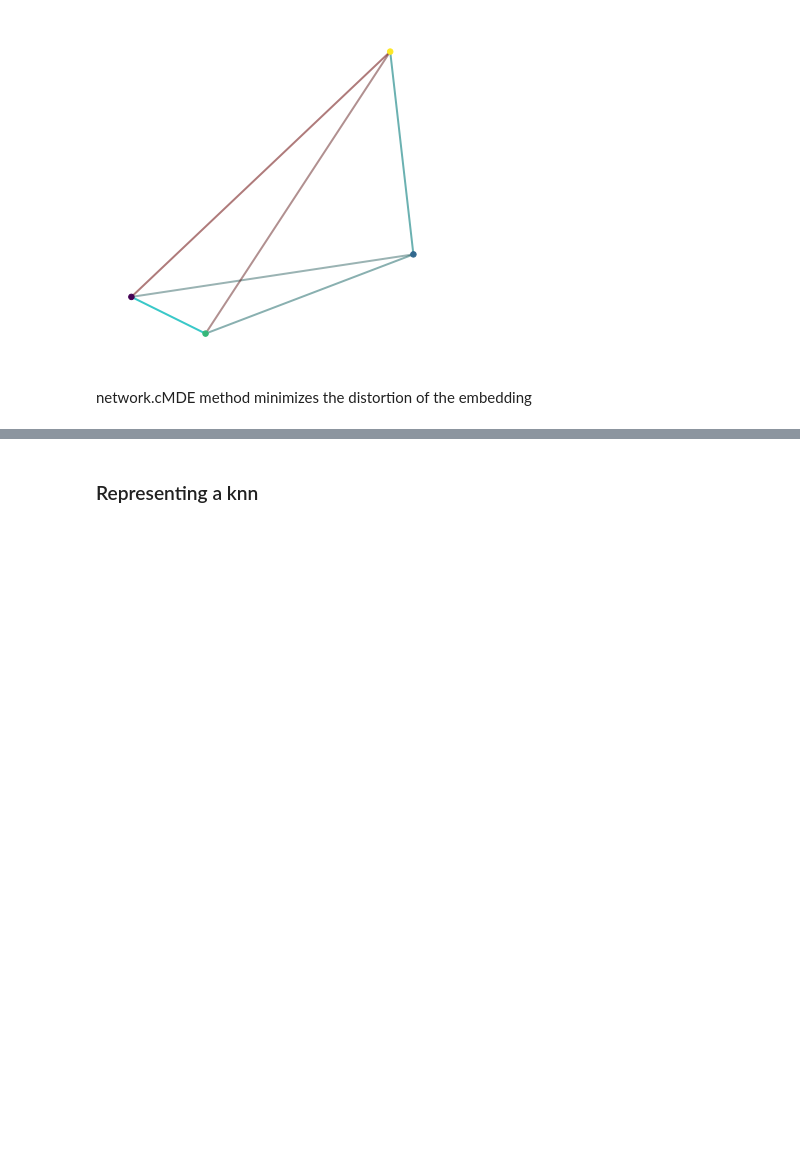
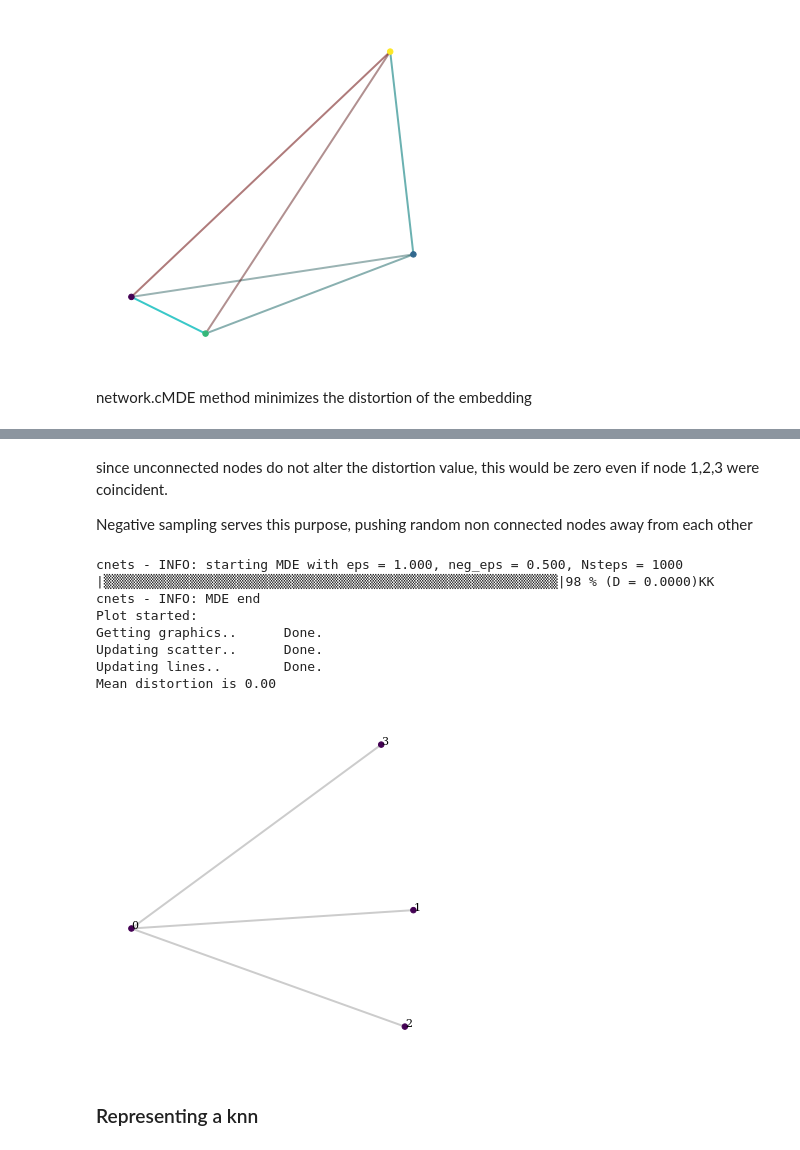
Before and after one commit to djanloo/netgross, a Jupyter notebook: Examples.ipynb, the cells around one changed output, grey strips where cells are left out. Cells and saved outputs as stored; diff of their text form; code cells hidden in the pictures; blank space fills up the shorter version.

```diff
--- a/Examples.ipynb
+++ b/Examples.ipynb
@@ -81,3 +106,22 @@ Mean distortion is 0.06
+# %% [markdown]
+since unconnected nodes do not alter the distortion value, this would be zero even if node 1,2,3 were coincident.
+
+Negative sampling serves this purpose, pushing random non connected nodes away from each other
+# %%
+simple_graph.cMDE(1.0, 0.5, 1000)
+cnets.set_negative_sampling_fraction(1.0)
+netplot.plot_net(simple_graph, labels = ["0", "1", "2", "3"])
+print(f"Mean distortion is {cnets.get_distortion():.2f}")
+# %% [output]
+cnets - INFO: starting MDE with eps = 1.000, neg_eps = 0.500, Nsteps = 1000
+|▒▒▒▒▒▒▒▒▒▒▒▒▒▒▒▒▒▒▒▒▒▒▒▒▒▒▒▒▒▒▒▒▒▒▒▒▒▒▒▒▒▒▒▒▒▒▒▒▒▒▒▒▒▒▒▒▒▒|98 % (D = 0.0000)KK
+cnets - INFO: MDE end
+Plot started:
+Getting graphics..      Done.
+Updating scatter..      Done.
+Updating lines..        Done.
+Mean distortion is 0.00
+[figure, added]
 # %% [markdown]
 ### Representing a knn
 # %% [markdown]
```
Also changed, not shown: parts of 6 cells of this notebook, 1 other file.
